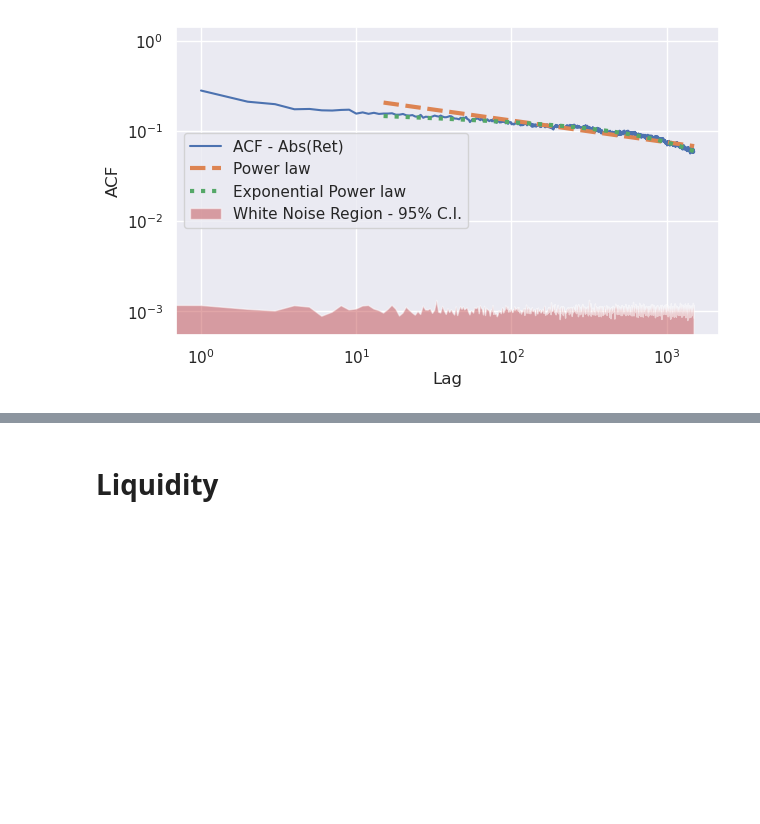
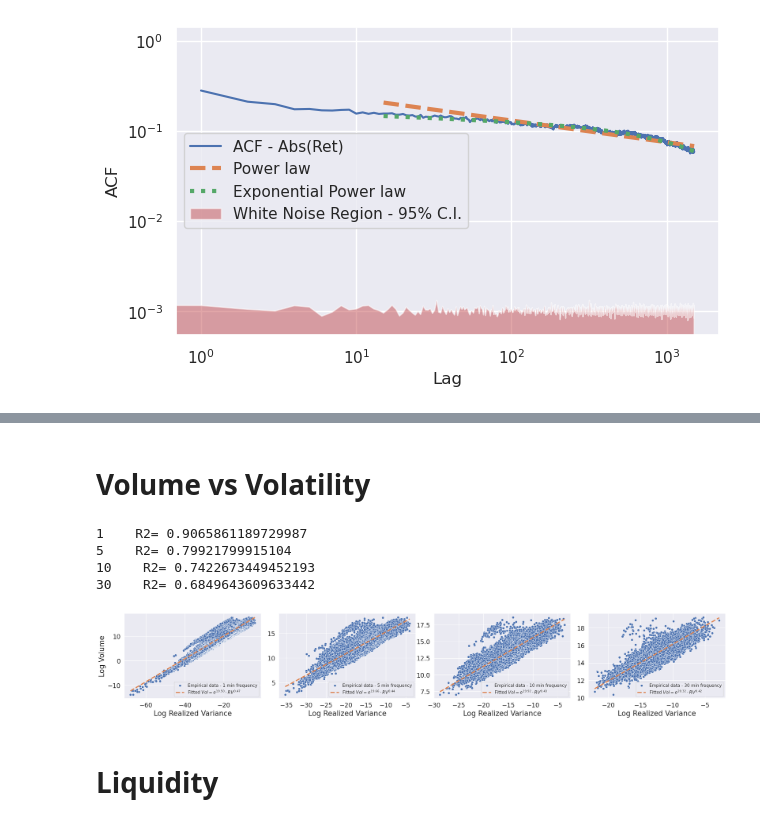
Before and after one commit to DanieleMDiNosse/Deviations_from_Tradition, a Jupyter notebook: Single_Pool_Analysis_Prototype.ipynb, the cells around one changed output, grey strips where cells are left out. Drawn from its saved outputs; the diff is of its cells as text; code cells hidden in the pictures; blank space fills up the shorter version.

```diff
--- a/Single_Pool_Analysis_Prototype.ipynb
+++ b/Single_Pool_Analysis_Prototype.ipynb
@@ -1444,3 +1362,45 @@ KeyboardInterrupt:
+# %% [markdown]
+# Volume vs Volatility
+# %%
+
+fig, ax = plt.subplots(1, 4, figsize=(28,4))
+
+for n_p, n_min in enumerate([1, 5, 10, 30]):
+    df_swap['amount'] = np.abs(df_swap['amount0'])
+    volume = df_swap['amount'].resample(f'{n_min}min').sum()
+    volume = volume.fillna(value=0).values
+    squared_diff = (np.log(df_swap.price).diff())**2
+    real_vol = squared_diff.resample(f'{n_min}min').sum()
+    real_vol = real_vol.fillna(value=0).values
+    volume, real_vol = volume[~ ((volume==0) | (real_vol==0))], real_vol[~ ((volume==0) | (real_vol==0))]
+
+    #------------------------------ Regress the volume against variance
+    from sklearn.linear_model import LinearRegression
+    mdl = LinearRegression(fit_intercept=True)
+    mdl.fit(np.log(real_vol).reshape(-1, 1), np.log(volume))
+    fitted_vals = mdl.predict(np.log(real_vol).reshape(-1, 1))
+    print(n_min, '   R2=', mdl.score(np.log(real_vol).reshape(-1, 1), np.log(volume)))
+
+    #------------------------------ Plot RV vs Volume
+    sns.scatterplot(x=np.log(real_vol), y=np.log(volume), label=f'Empirical data - {n_min} min frequency', ax=ax[n_p])
+    sns.lineplot(x=np.log(real_vol), y=fitted_vals, linestyle='--', linewidth=3, ax=ax[n_p] ,
+                color=sns.color_palette()[1], label=rf'Fitted $Vol = e^{{{mdl.intercept_:.2f}}} \cdot RV^{{{mdl.coef_[0]:.2f}}}$')
+
+    ax[n_p].set_xlabel('Log Realized Variance')
+    if n_p == 0:
+        ax[n_p].set_ylabel('Log Volume')
+
+    ax[n_p].legend(loc='lower right')
+
+plt.subplots_adjust(wspace=0.13)
+#plt.savefig(f'stf_vol_vs_rv_min_{pool_name}.pdf', format='pdf', bbox_inches='tight', dpi=100)
+plt.show()
+# %% [output]
+1    R2= 0.9065861189729987
+5    R2= 0.79921799915104
+10    R2= 0.7422673449452193
+30    R2= 0.6849643609633442
+[figure, added]
 # %% [markdown]
 # Liquidity
 # %% [markdown]
```
Also changed, not shown: parts of 3 cells of this notebook.
